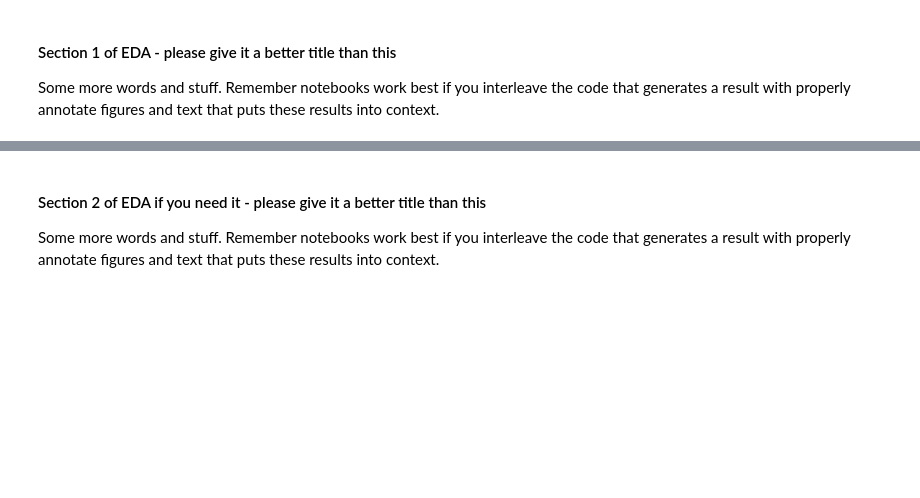
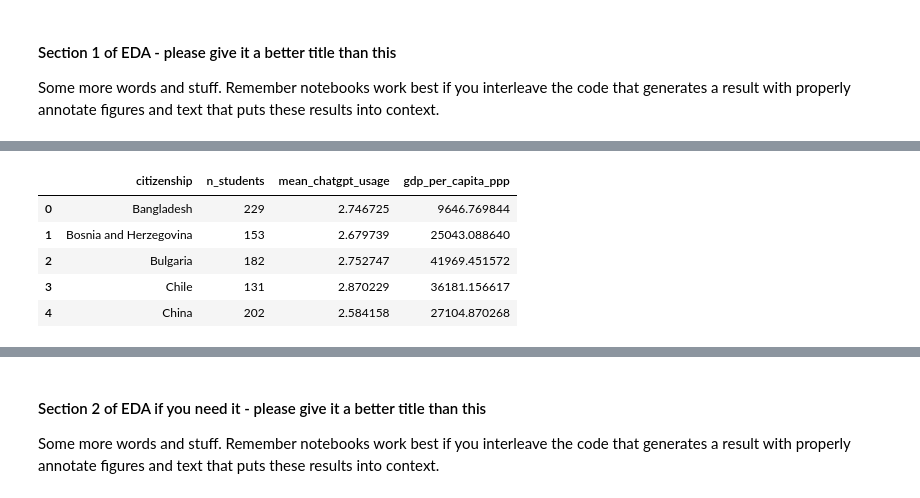
Before and after one commit to COGS108/Group123_WI26, a Jupyter notebook: 02-EDACheckpoint.ipynb, the cells around one changed output, grey strips where cells are left out. Cells and saved outputs as stored; diff of their text form; code cells hidden in the pictures; blank space fills up the shorter version.

```diff
--- a/02-EDACheckpoint.ipynb
+++ b/02-EDACheckpoint.ipynb
@@ -791,0 +934,21 @@ Some more words and stuff.  Remember notebooks work best if you interleave the c
+# %%
+# distribution of GDP per capita PPP across the countries
+country_summary = (
+    filtered_dataset_2
+    .groupby('citizenship')
+    .agg(
+        n_students=('citizenship', 'size'),
+        mean_chatgpt_usage=('chatgpt_usage_extent', 'mean'),
+        gdp_per_capita_ppp=('gdp_per_capita_ppp', 'first')
+    )
+    .reset_index()
+)
+
+country_summary.head()
+# %% [output]
+|  | citizenship | n_students | mean_chatgpt_usage | gdp_per_capita_ppp |
+| 0 | Bangladesh | 229 | 2.746725 | 9646.769844 |
+| 1 | Bosnia and Herzegovina | 153 | 2.679739 | 25043.088640 |
+| 2 | Bulgaria | 182 | 2.752747 | 41969.451572 |
+| 3 | Chile | 131 | 2.870229 | 36181.156617 |
+| 4 | China | 202 | 2.584158 | 27104.870268 |
```
Also changed, not shown: parts of 18 cells of this notebook.
